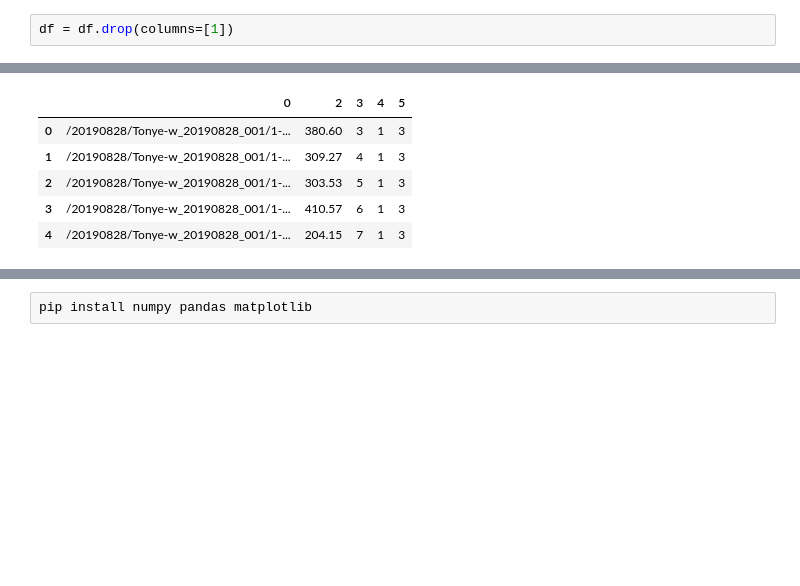
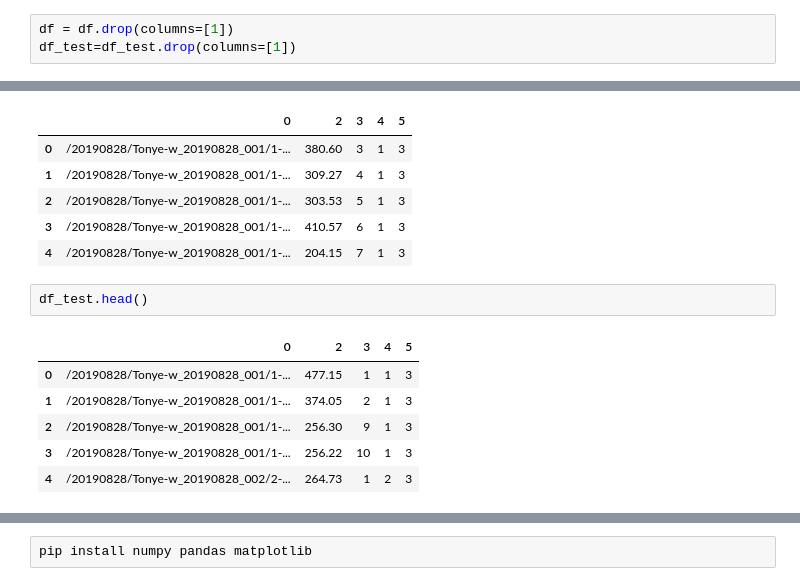
Before and after one commit to Faareh-Ahmed/Biomass-Prediction-from-3D-Point-Cloud, a Jupyter notebook: pointcloud.ipynb, the cells around one changed output, grey strips where cells are left out. Cells and saved outputs as stored; diff of their text form; blank space fills up the shorter version.

```diff
--- a/pointcloud.ipynb
+++ b/pointcloud.ipynb
@@ -210,6 +216,7 @@ df[0]
 dtype: object
 # %%
 df = df.drop(columns=[1])
+df_test=df_test.drop(columns=[1])
 # %%
 df.head()
 # %% [output]
@@ -219,6 +226,15 @@ df.head()
 | 2 | /20190828/Tonye-w_20190828_001/1-... | 303.53 | 5 | 1 | 3 |
 | 3 | /20190828/Tonye-w_20190828_001/1-... | 410.57 | 6 | 1 | 3 |
 | 4 | /20190828/Tonye-w_20190828_001/1-... | 204.15 | 7 | 1 | 3 |
+# %%
+df_test.head()
+# %% [output]
+|  | 0 | 2 | 3 | 4 | 5 |
+| 0 | /20190828/Tonye-w_20190828_001/1-... | 477.15 | 1 | 1 | 3 |
+| 1 | /20190828/Tonye-w_20190828_001/1-... | 374.05 | 2 | 1 | 3 |
+| 2 | /20190828/Tonye-w_20190828_001/1-... | 256.30 | 9 | 1 | 3 |
+| 3 | /20190828/Tonye-w_20190828_001/1-... | 256.22 | 10 | 1 | 3 |
+| 4 | /20190828/Tonye-w_20190828_002/2-... | 264.73 | 1 | 2 | 3 |
 # %%
 pip install torch torchvision torchaudio torch-geometric
 # %% [output]
```
Also changed, not shown: parts of 25 cells of this notebook.
